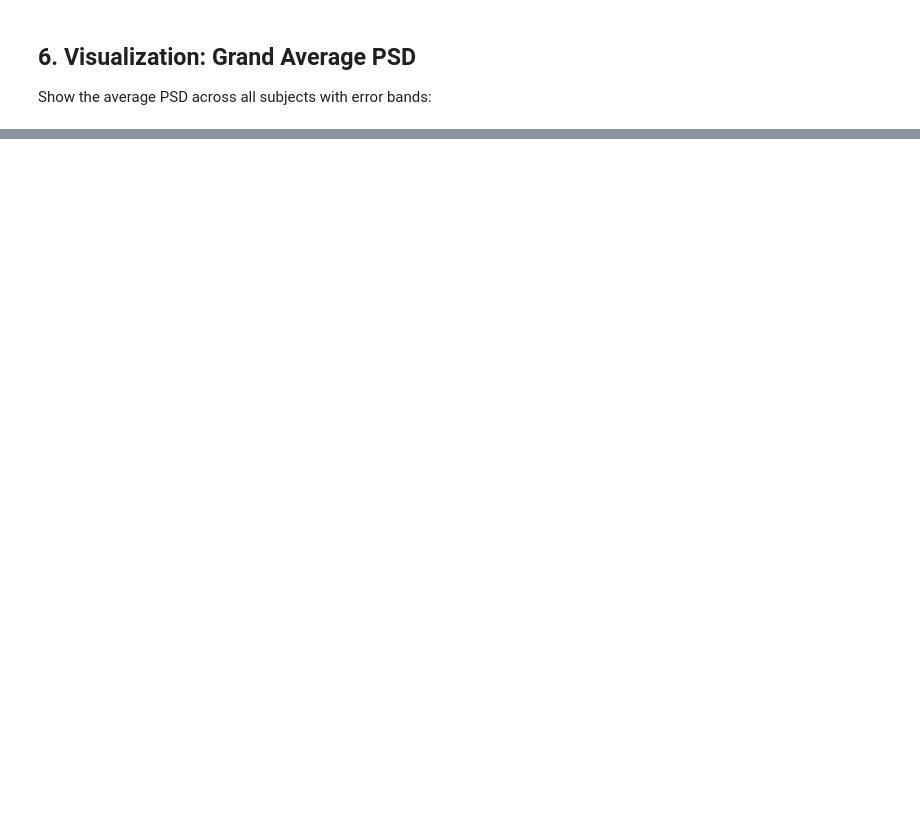
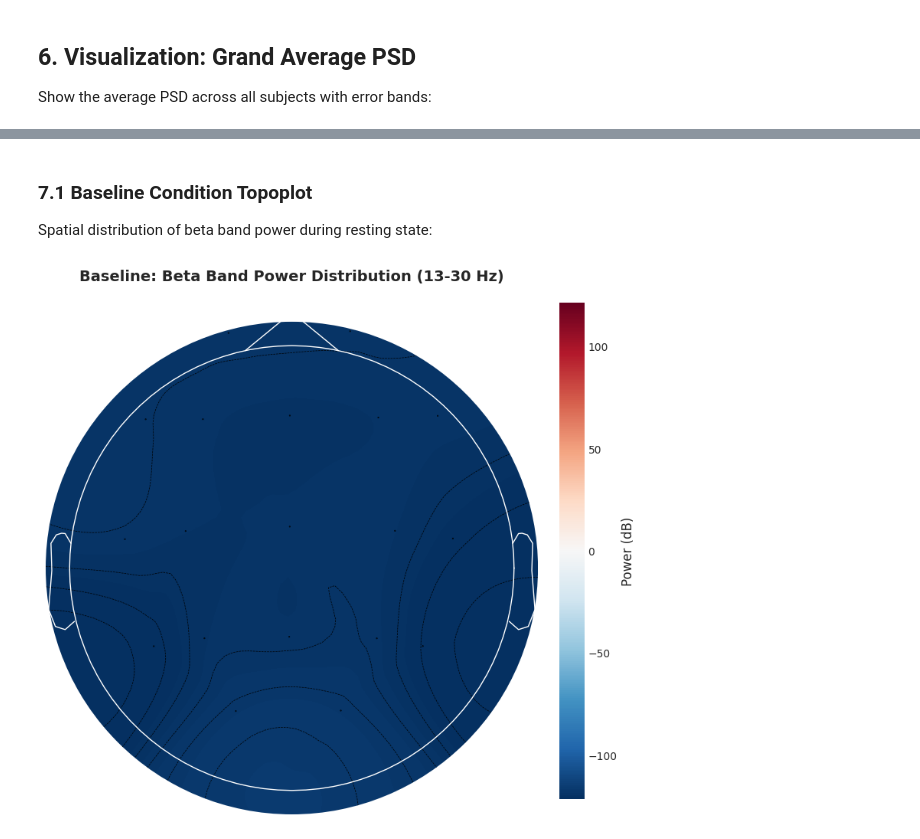
Before and after one commit to wildankev/eeg-vis, a Jupyter notebook: visualize.ipynb, the cells around one changed output, grey strips where cells are left out. Saved outputs shown, nothing was run; the diff lists cells and outputs as text; code cells hidden in the pictures; blank space fills up the shorter version.

```diff
--- a/visualize.ipynb
+++ b/visualize.ipynb
@@ -65,11 +66,11 @@ Set up the analysis parameters:
 # Beta band frequency range (13-30 Hz)
 BETA_BAND = (13, 30)
 
-# Subjects to analyze (you can add more: Subject03, Subject04, etc.)
+# Subjects to analyze (editable)
 SUBJECTS = ['Subject00', 'Subject01', 'Subject02']
 
 # Data directory
-DATA_DIR = Path('physionet_eeg_data')
+DATA_DIR = Path('eeg_data')
 DATA_DIR.mkdir(exist_ok=True)
 
 print(f"Beta band: {BETA_BAND[0]}-{BETA_BAND[1]} Hz")
@@ -313,0 +398,30 @@ Plot saved: grand_average_psd_beta.png
+# %% [markdown]
+### 7.1 Baseline Condition Topoplot
+
+Spatial distribution of beta band power during resting state:
+# %%
+# Create info object for topoplot using only valid channels
+info = mne.create_info(ch_names=valid_ch_names, sfreq=500, ch_types='eeg')
+montage = mne.channels.make_standard_montage('standard_1020')
+info.set_montage(montage, on_missing='ignore', match_case=False)
+
+fig, ax = plt.subplots(figsize=(8, 8))
+
+im, cn = mne.viz.plot_topomap(
+    beta_power_baseline_db,
+    info,
+    axes=ax,
+    show=False,
+    cmap='RdBu_r',
+    contours=6,
+    sensors=True
+)
+
+ax.set_title('Baseline: Beta Band Power Distribution (13-30 Hz)', fontsize=14, fontweight='bold')
+cbar = plt.colorbar(im, ax=ax, fraction=0.046, pad=0.04)
+cbar.set_label('Power (dB)', fontsize=12)
+
+plt.tight_layout()
+plt.show()
+# %% [output]
+[figure, added]
```
Also changed, not shown: parts of 18 cells of this notebook, 1 other file.
